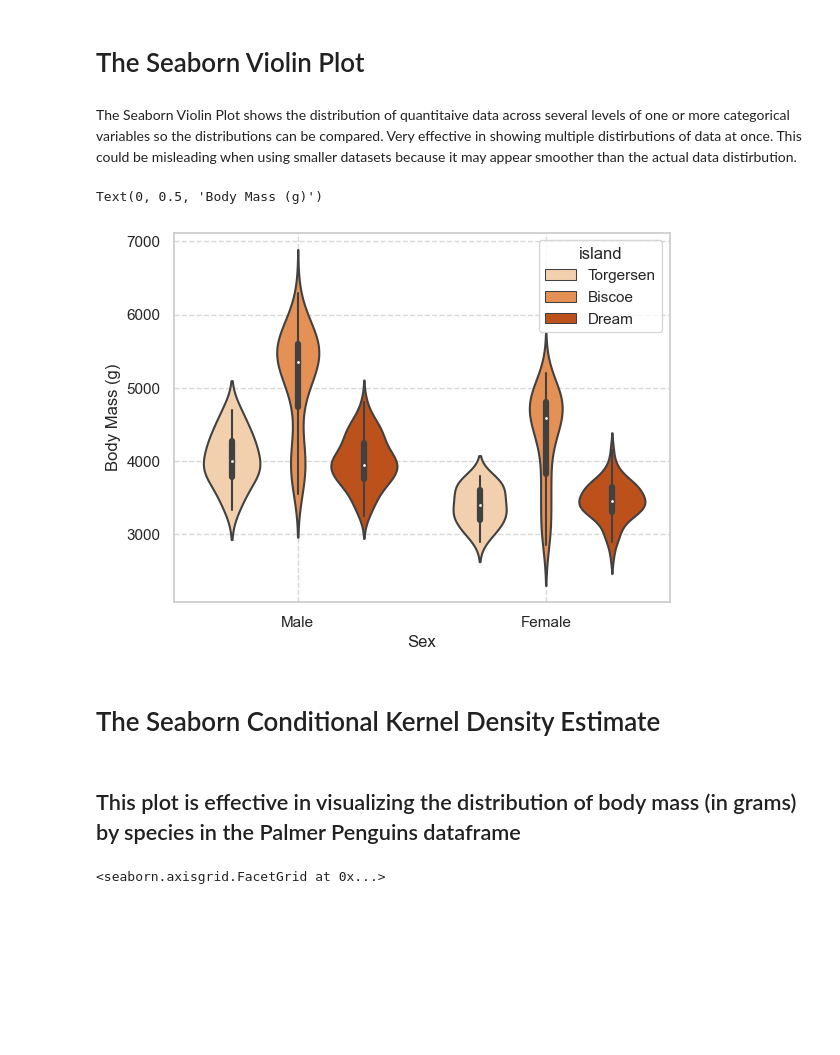
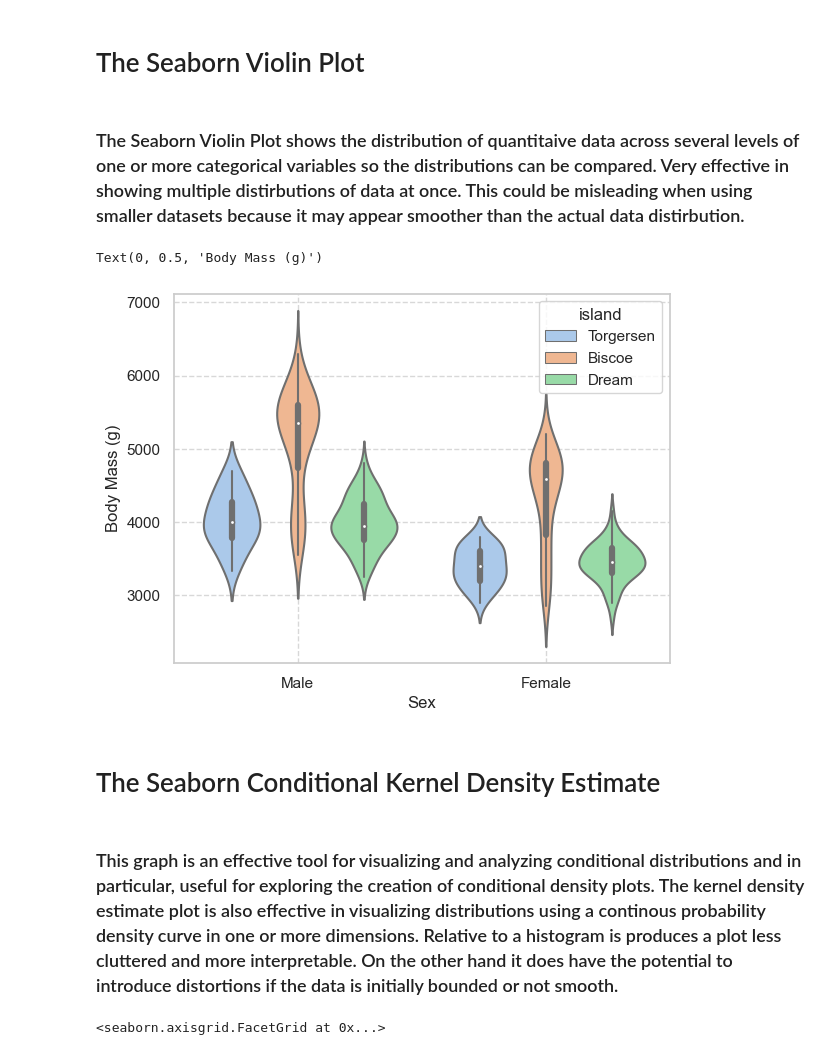
Before and after one commit to saingersoll/squirrel-gurlz, a Jupyter notebook: nbs/Kate2.ipynb, the cells around one changed output. Saved outputs shown, nothing was run; the diff lists cells and outputs as text; code cells hidden in the pictures; blank space fills up the shorter version.

```diff
--- a/nbs/Kate2.ipynb
+++ b/nbs/Kate2.ipynb
@@ -44,28 +44,26 @@ penguins.head()
 # %% [markdown]
 # The Seaborn Violin Plot
 # %% [markdown]
-The Seaborn Violin Plot shows the distribution of quantitaive data across several levels of one
-or more categorical variables so the distributions can be compared. Very effective in showing multiple
-distirbutions of data at once. This could be misleading when using smaller datasets because it may appear smoother than the actual data distirbution.
+### The Seaborn Violin Plot shows the distribution of quantitaive data across several levels of one or more categorical variables so the distributions can be compared. Very effective in showing multiple distirbutions of data at once. This could be misleading when using smaller datasets because it may appear smoother than the actual data distirbution.
 # %%
 sns.set_theme(style="whitegrid") #sets the theme
 sns.violinplot(x = "sex",  #X value
                y = "body_mass_g",   #Y value
                data = penguins,  #Dataframe
                hue = "island", #Indicates the specific colors used to distinguish between the islands
-               palette = "Oranges") #Uses the orange palette
+               palette = "pastel") #Uses the orange palette
 plt.grid(True,
          linestyle='--', #Specific linestyle of gridline
          alpha=0.75) #Sets transparents levels to 0.75
 plt.xlabel("Sex") #Sets x axis title
 plt.ylabel("Body Mass (g)") #Sets y axis title
 # %% [output]
 Text(0, 0.5, 'Body Mass (g)')
-[figure, old version]
+[figure, new version]
 # %% [markdown]
 # The Seaborn Conditional Kernel Density Estimate
-# %% [markdown]
-## This plot is effective in visualizing the distribution of body mass (in grams) by species in the Palmer Penguins dataframe
+# %% [markdown]
+### This graph is an effective tool for visualizing and analyzing conditional distributions and in particular, useful for exploring the creation of conditional density plots. The kernel density estimate plot is also effective in visualizing distributions using a continous probability density curve in one or more dimensions. Relative to a histogram is produces a plot less cluttered and more interpretable. On the other hand it does have the potential to introduce distortions if the data is initially bounded or not smooth.
 # %%
 #Sets the Seaborn theme to whitegrid which provides a white background with gridlines
 sns.set_theme(style="whitegrid")
```
Also changed, not shown: parts of 3 cells of this notebook.
